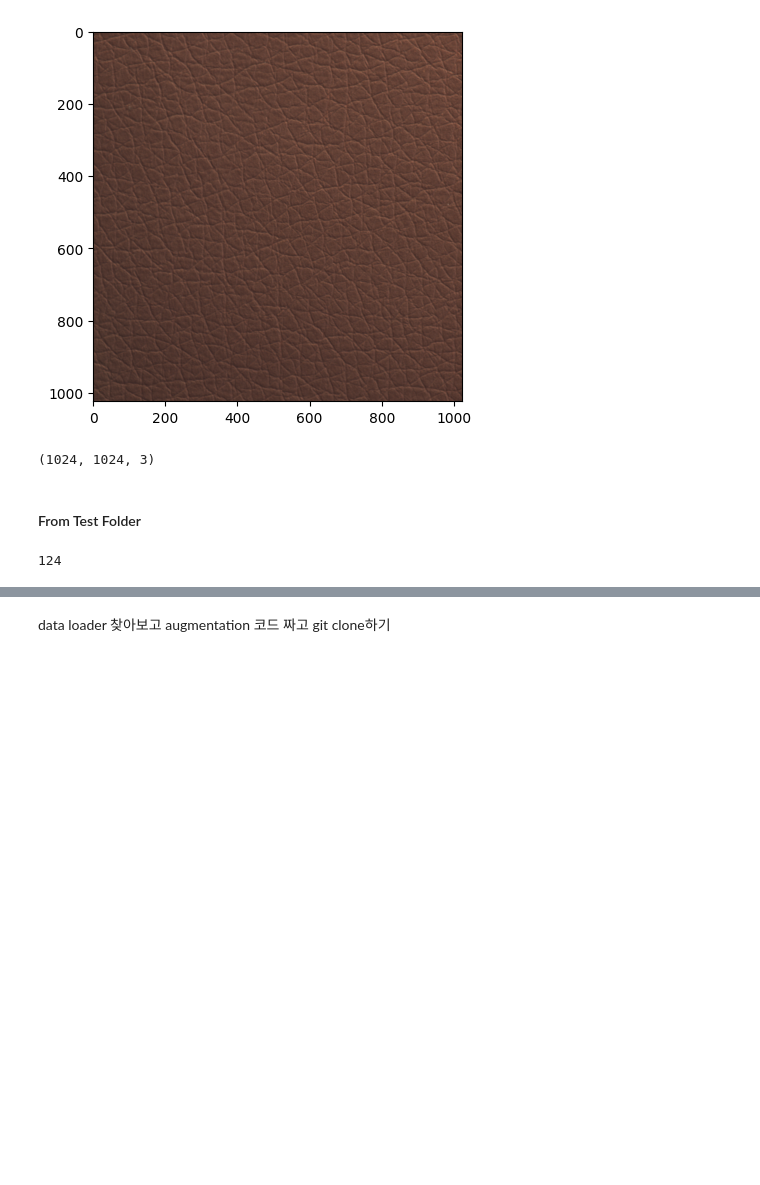
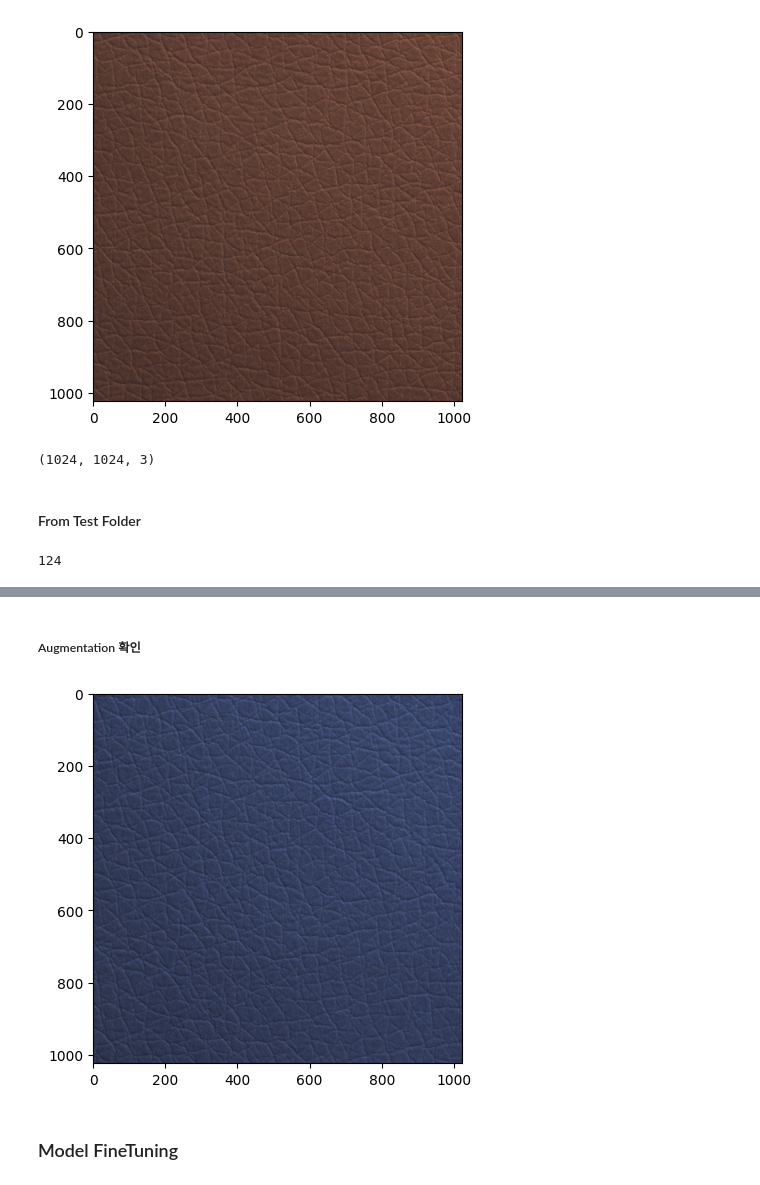
Before and after one commit to shkwo-n/Leather-Anomaly-Detection-CV, a Jupyter notebook: MVTEC.ipynb, the cells around one changed output, grey strips where cells are left out. Cells and saved outputs as stored; diff of their text form; code cells hidden in the pictures; blank space fills up the shorter version.

```diff
--- a/MVTEC.ipynb
+++ b/MVTEC.ipynb
@@ -103,5 +111,5 @@ len(train_data)
 # %%
-class Customtrain(Dataset):
+class CustomData(Dataset):
 
     def __init__(self, data, transform=None):
         self.data = data
@@ -110,7 +118,9 @@ class Customtrain(Dataset):
         # Set image dimensions
         self.img_dim = (1024, 1024)
         # Perform any transformations
-        self.transform = transform
+        self.transform= transform
+        self.normal_transform = transforms.Compose([transforms.ToTensor(),
+                                                    transforms.Normalize((0.5,0.5,0.5),(0.5,0.5,0.5))])
 
     def __len__(self):
         return len(self.data)
@@ -125,10 +135,10 @@ class Customtrain(Dataset):
         class_id = self.class_map[class_name] # get the class label, e.g. 0 (for "Dog")
         pil_img=Image.fromarray(img) # convert ndarray to PIL
         # Perform transforms if there are any
-        if self.transform and class_id != 0:
+        if class_id !=0:
             img_tensor = self.transform(pil_img)
         else:
-            img_tensor = transforms.ToTensor(pil_img)
+            img_tensor = self.normal_transform(pil_img)
         # Convert class label to a tensor
         class_id = torch.tensor(class_id)
 
@@ -142,2 +145,0 @@ TypeError: ignored
-# %% [markdown]
-data loader 찾아보고 augmentation 코드 짜고 git clone하기
@@ -154,0 +146,40 @@ print(images.shape)
+# %%
+transform_anomaly=transforms.Compose([transforms.ColorJitter(brightness=0.2, contrast=0.2, hue=0.2),
+                                      transforms.RandomHorizontalFlip(p=5),
+                                      transforms.RandomVerticalFlip(p=5),
+                                      transforms.ToTensor(),
+                                      transforms.Normalize((0.5, 0.5, 0.5), (0.5, 0.5, 0.5))
+                                      ])
+
+transform_normal=transforms.Compose([transforms.ToTensor(),
+                                      transforms.Normalize((0.5, 0.5, 0.5), (0.5, 0.5, 0.5))])
+# %%
+train_size = int(0.8 * len(train_data))
+test_size = len(train_data) - train_size
+train_set, test_set = torch.utils.data.random_split(train_data, [train_size, test_size])
+
+trainset = CustomData(train_set, transform=transform_anomaly)
+
+testset = CustomData(test_set, transform=transform_normal)
+
+train_loader = DataLoader(trainset, batch_size=24,
+                          shuffle=True, num_workers=2, pin_memory=True)
+
+test_loader = DataLoader(testset, batch_size=24,
+                          shuffle=False, num_workers=2, pin_memory=True)
+# %% [markdown]
+##### Augmentation 확인
+# %%
+# extract image data
+image_data = trainset[0][0]
+
+# normalize image data from 0 to 1
+if image_data.min() < 0.0:
+    image_data = (image_data + 1.0) / 2.0
+
+plt.imshow(image_data.permute(1, 2, 0))
+plt.show()
+# %% [output]
+[figure, added]
+# %% [markdown]
+### Model FineTuning
```
Also changed, not shown: parts of 10 cells of this notebook.
